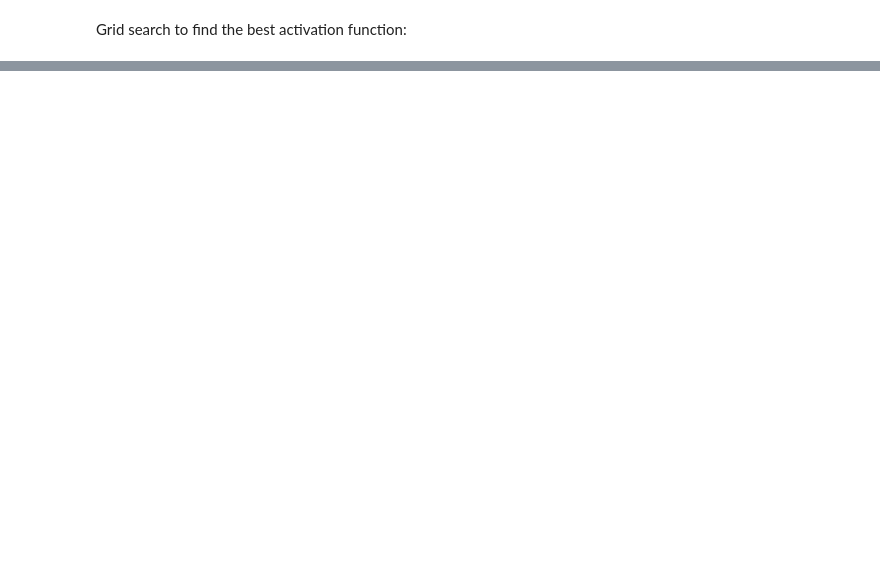
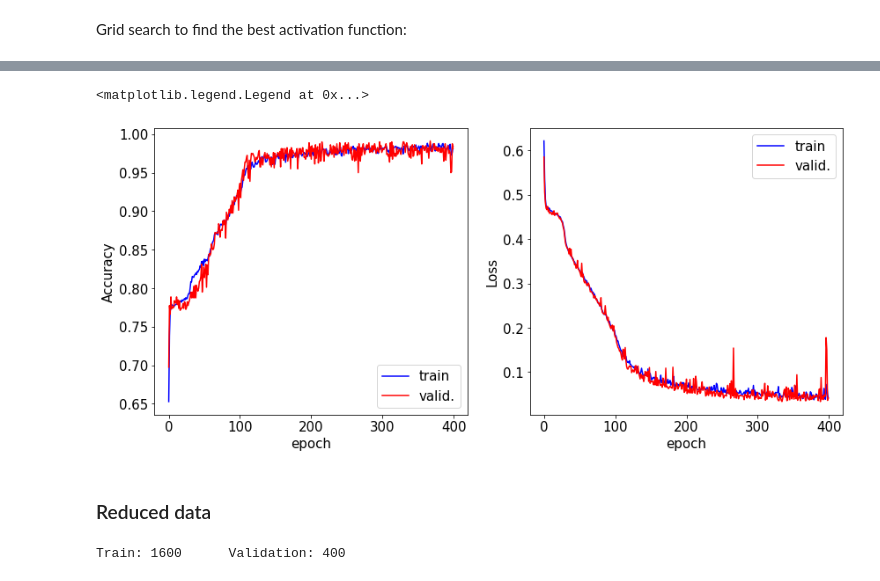
Before and after one commit to isottongloria/LCP-MODULE_B, a Jupyter notebook: Exercise_1.ipynb, the cells around one changed output, grey strips where cells are left out. Drawn from its saved outputs; the diff is of its cells as text; code cells hidden in the pictures; blank space fills up the shorter version.

```diff
--- a/Exercise_1.ipynb
+++ b/Exercise_1.ipynb
@@ -305,0 +350,4 @@ for mean, stdev, param in zip(means, stds, params):
+# %%
+best_model_DNN = create_model()
+
+print(best_model_DNN.summary())
@@ -305,0 +372,5 @@ for mean, stdev, param in zip(means, stds, params):
+# %%
+fit = best_model_DNN.fit(x_train, y_train,
+               epochs = 400, batch_size = 50,
+               validation_data=(x_valid,y_valid),    #fit with same amount of data
+               verbose=2)
@@ -305,0 +395,39 @@ for mean, stdev, param in zip(means, stds, params):
+# %%
+fig,AX=plt.subplots(1,2,figsize=(14,6.))
+ax=AX[0]
+ax.plot(fit.history['accuracy'],label="train",c="b")
+ax.plot(fit.history['val_accuracy'],label="valid.",c="r")
+ax.set_xlabel('epoch')
+ax.set_ylabel("Accuracy")
+ax.legend()
+ax=AX[1]
+ax.plot(fit.history['loss'],label="train",c="b")
+ax.plot(fit.history['val_loss'],label="valid.",c="r")
+ax.set_xlabel('epoch')
+ax.set_ylabel("Loss")
+ax.legend()
+# %% [output]
+<matplotlib.legend.Legend at 0x...>
+[figure, added]
+# %% [markdown]
+### Reduced data
+# %%
+#permutation = np.random.permutation(N) # random permurtation
+
+#x = x[permutation]
+#y = y[permutation]
+
+Nr = 2000
+Nr_train = int(perc_train*Nr)
+xr_train = x[0:Nr_train]
+yr_train = y[0:Nr_train]
+xr_valid = x[Nr_train:Nr]
+yr_valid = y[Nr_train:Nr]
+
+print("Train:",len(xr_train),"\t Validation:",len(xr_valid))
+
+
+xr_train = Rescale(xr_train)
+xr_valid = Rescale(xr_valid)
+# %% [output]
+Train: 1600      Validation: 400
```
Also changed, not shown: parts of 15 cells of this notebook, 3 other files.
